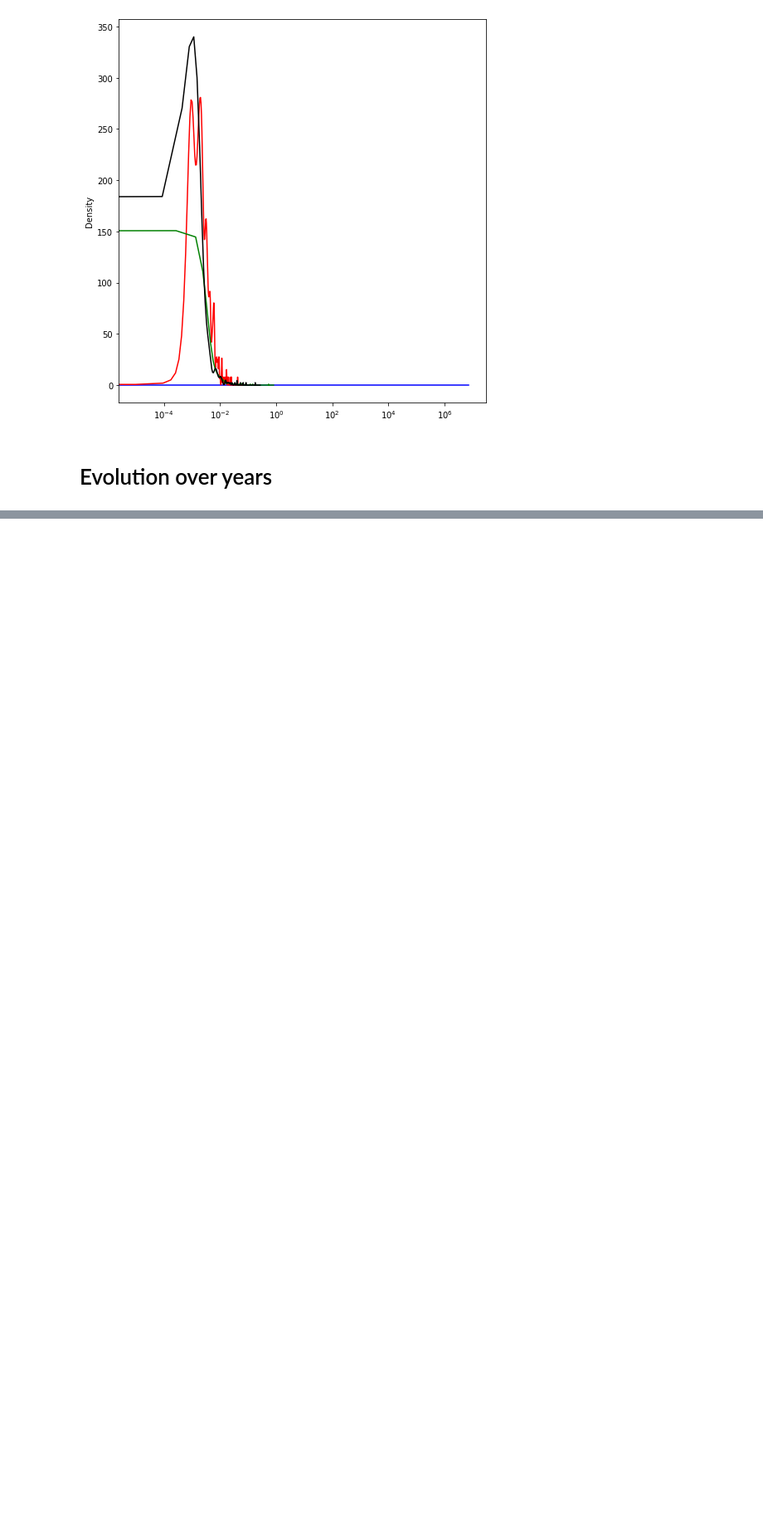
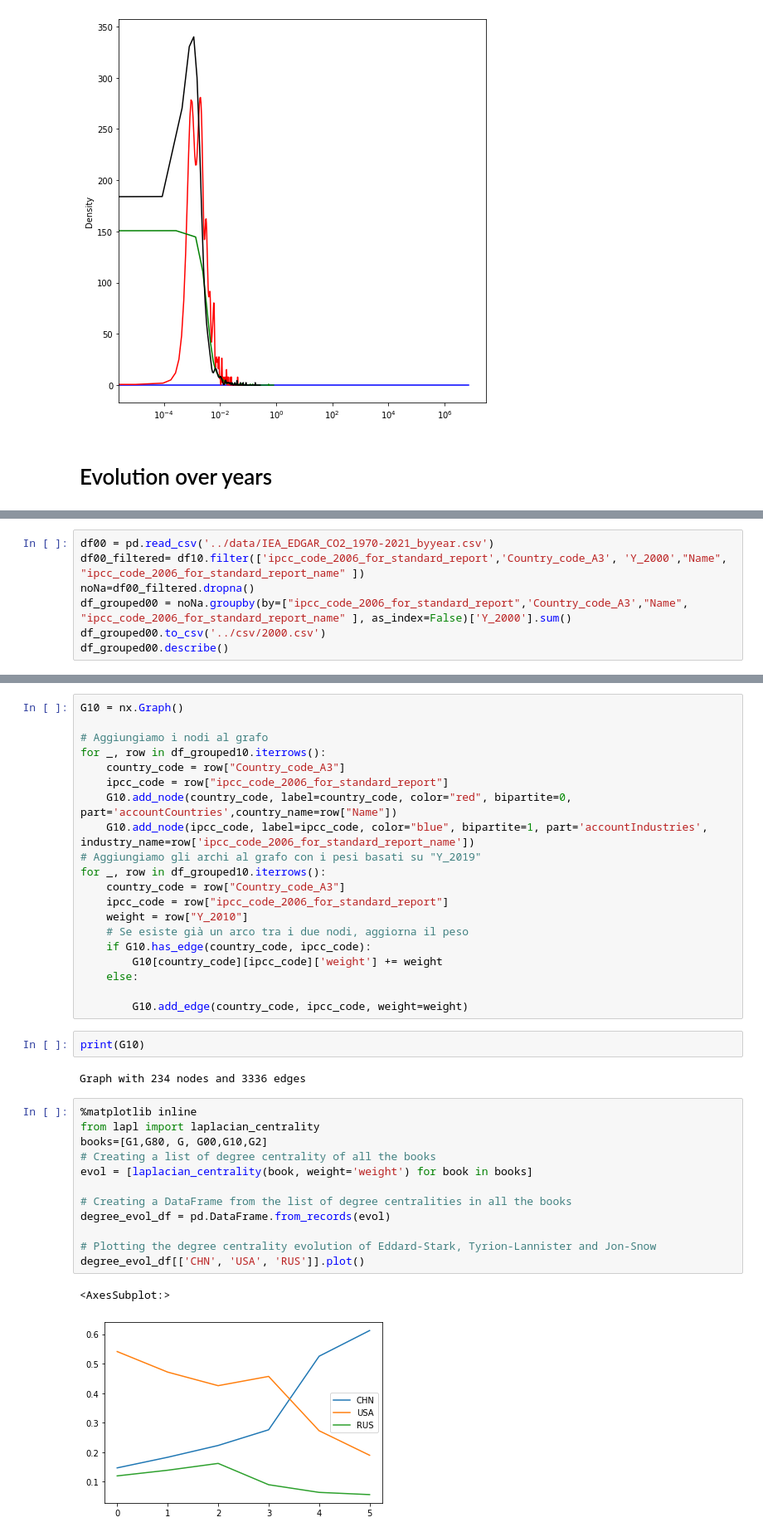
Before and after one commit to Salvadana/NetworkAnalysisProject, a Jupyter notebook: Networks/Networks.ipynb, the cells around one changed output, grey strips where cells are left out. Shown at 83% size. Cells and saved outputs as stored; diff of their text form; blank space fills up the shorter version.

```diff
--- a/Networks/Networks.ipynb
+++ b/Networks/Networks.ipynb
@@ -174,0 +255,7 @@ plt.show()
+# %%
+df00 = pd.read_csv('../data/IEA_EDGAR_CO2_1970-2021_byyear.csv')
+df00_filtered= df10.filter(['ipcc_code_2006_for_standard_report','Country_code_A3', 'Y_2000',"Name", "ipcc_code_2006_for_standard_report_name" ])
+noNa=df00_filtered.dropna()
+df_grouped00 = noNa.groupby(by=["ipcc_code_2006_for_standard_report",'Country_code_A3',"Name", "ipcc_code_2006_for_standard_report_name" ], as_index=False)['Y_2000'].sum()
+df_grouped00.to_csv('../csv/2000.csv')
+df_grouped00.describe()
@@ -174,0 +312,39 @@ plt.show()
+# %%
+G10 = nx.Graph()
+
+# Aggiungiamo i nodi al grafo
+for _, row in df_grouped10.iterrows():
+    country_code = row["Country_code_A3"]
+    ipcc_code = row["ipcc_code_2006_for_standard_report"]
+    G10.add_node(country_code, label=country_code, color="red", bipartite=0, part='accountCountries',country_name=row["Name"])
+    G10.add_node(ipcc_code, label=ipcc_code, color="blue", bipartite=1, part='accountIndustries', industry_name=row['ipcc_code_2006_for_standard_report_name'])
+# Aggiungiamo gli archi al grafo con i pesi basati su "Y_2019"
+for _, row in df_grouped10.iterrows():
+    country_code = row["Country_code_A3"]
+    ipcc_code = row["ipcc_code_2006_for_standard_report"]
+    weight = row["Y_2010"]
+    # Se esiste già un arco tra i due nodi, aggiorna il peso
+    if G10.has_edge(country_code, ipcc_code):
+        G10[country_code][ipcc_code]['weight'] += weight
+    else:
+
+        G10.add_edge(country_code, ipcc_code, weight=weight)
+# %%
+print(G10)
+# %% [output]
+Graph with 234 nodes and 3336 edges
+# %%
+%matplotlib inline
+from lapl import laplacian_centrality
+books=[G1,G80, G, G00,G10,G2]
+# Creating a list of degree centrality of all the books
+evol = [laplacian_centrality(book, weight='weight') for book in books]
+
+# Creating a DataFrame from the list of degree centralities in all the books
+degree_evol_df = pd.DataFrame.from_records(evol)
+
+# Plotting the degree centrality evolution of Eddard-Stark, Tyrion-Lannister and Jon-Snow
+degree_evol_df[['CHN', 'USA', 'RUS']].plot()
+# %% [output]
+<AxesSubplot:>
+[figure, added]
```
Also changed, not shown: parts of 12 cells of this notebook, 9 other files.
